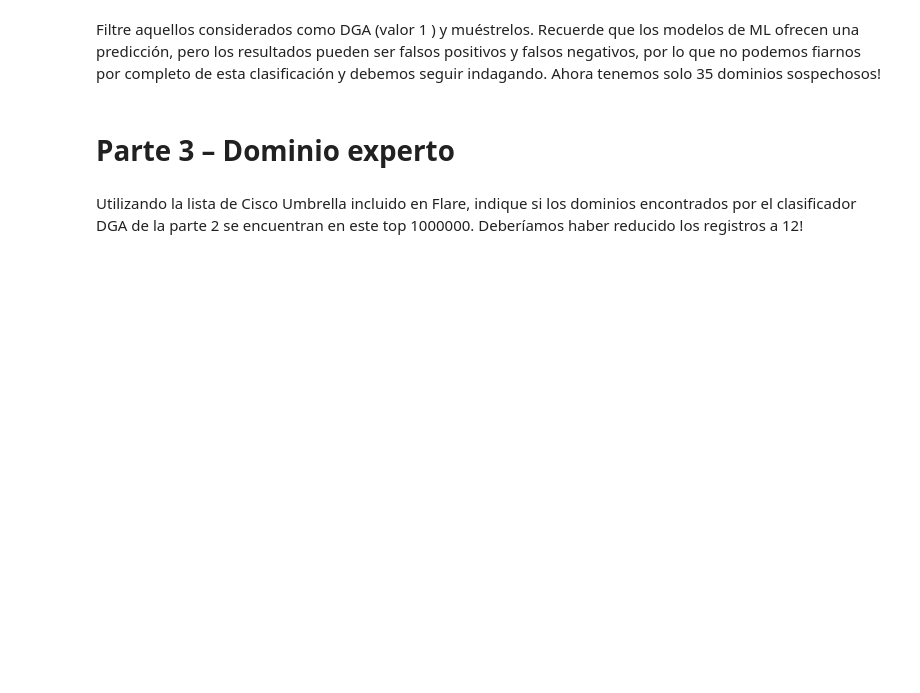
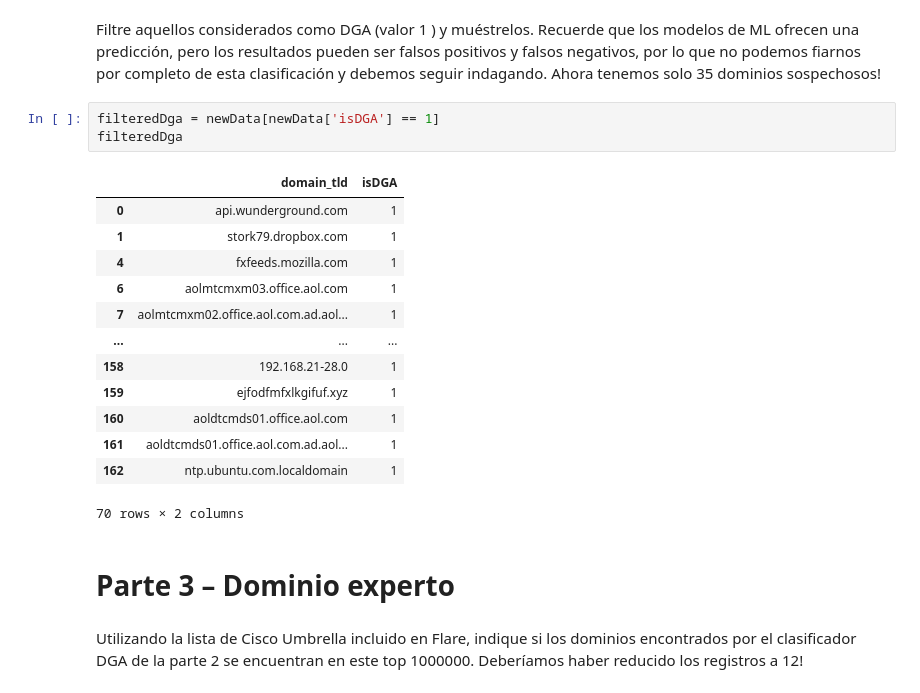
Before and after one commit to lauratamath/lab09_Threat-Hunting, a Jupyter notebook: main.ipynb, the cells around one changed output. Cells and saved outputs as stored; diff of their text form; blank space fills up the shorter version.

```diff
--- a/main.ipynb
+++ b/main.ipynb
@@ -173,5 +189,22 @@ None
 # %% [markdown]
 Filtre aquellos considerados como DGA (valor 1 ) y muéstrelos. Recuerde que los modelos de ML ofrecen una predicción, pero los resultados pueden ser falsos positivos y falsos negativos, por  lo  que  no  podemos  fiarnos  por  completo  de  esta  clasificación  y  debemos  seguir indagando. Ahora tenemos solo 35 dominios sospechosos!
+# %%
+filteredDga = newData[newData['isDGA'] == 1]
+filteredDga
+# %% [output]
+|  | domain_tld | isDGA |
+| 0 | api.wunderground.com | 1 |
+| 1 | stork79.dropbox.com | 1 |
+| 4 | fxfeeds.mozilla.com | 1 |
+| 6 | aolmtcmxm03.office.aol.com | 1 |
+| 7 | aolmtcmxm02.office.aol.com.ad.aol... | 1 |
+| ... | ... | ... |
+| 158 | 192.168.21-28.0 | 1 |
+| 159 | ejfodfmfxlkgifuf.xyz | 1 |
+| 160 | aoldtcmds01.office.aol.com | 1 |
+| 161 | aoldtcmds01.office.aol.com.ad.aol... | 1 |
+| 162 | ntp.ubuntu.com.localdomain | 1 |
+70 rows × 2 columns
 # %% [markdown]
 # Parte 3 – Dominio experto
 # %% [markdown]
```
Also changed, not shown: parts of 2 cells of this notebook.
